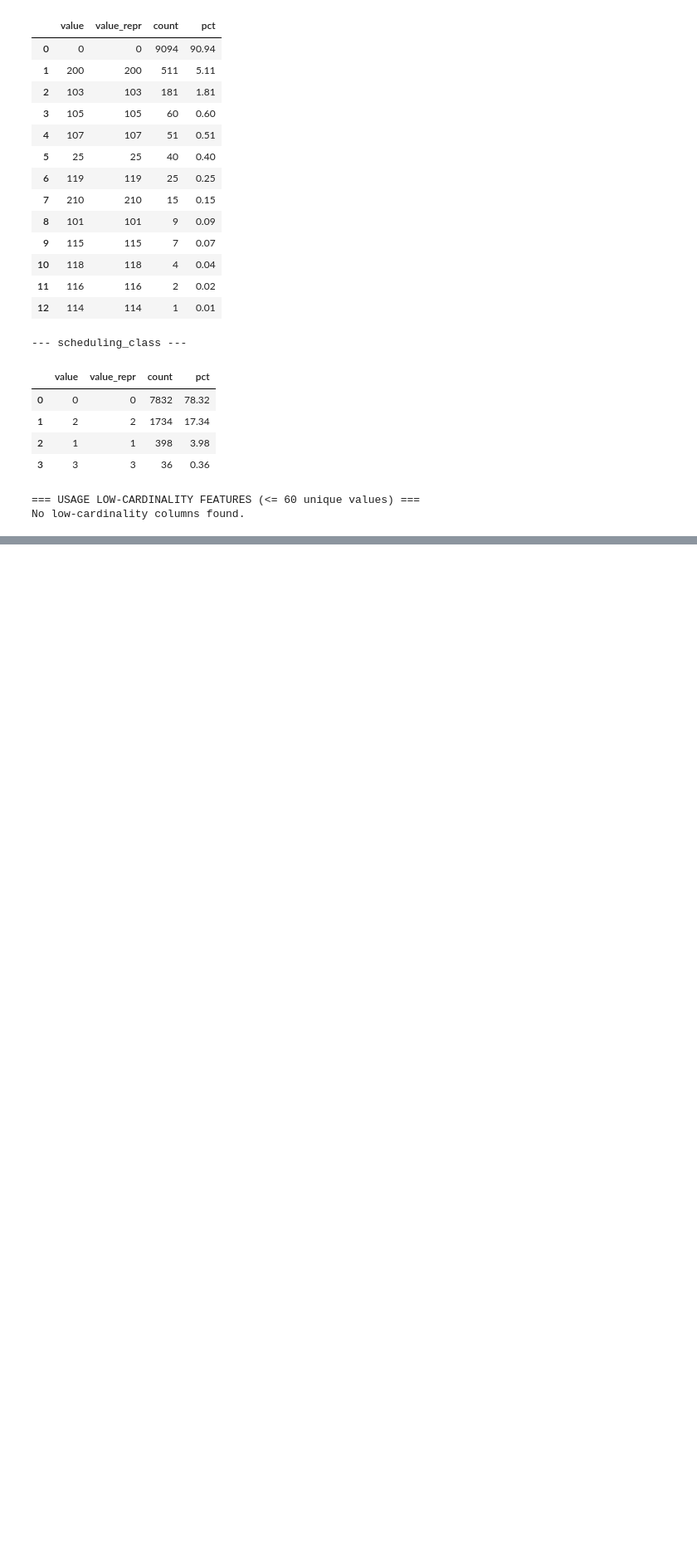
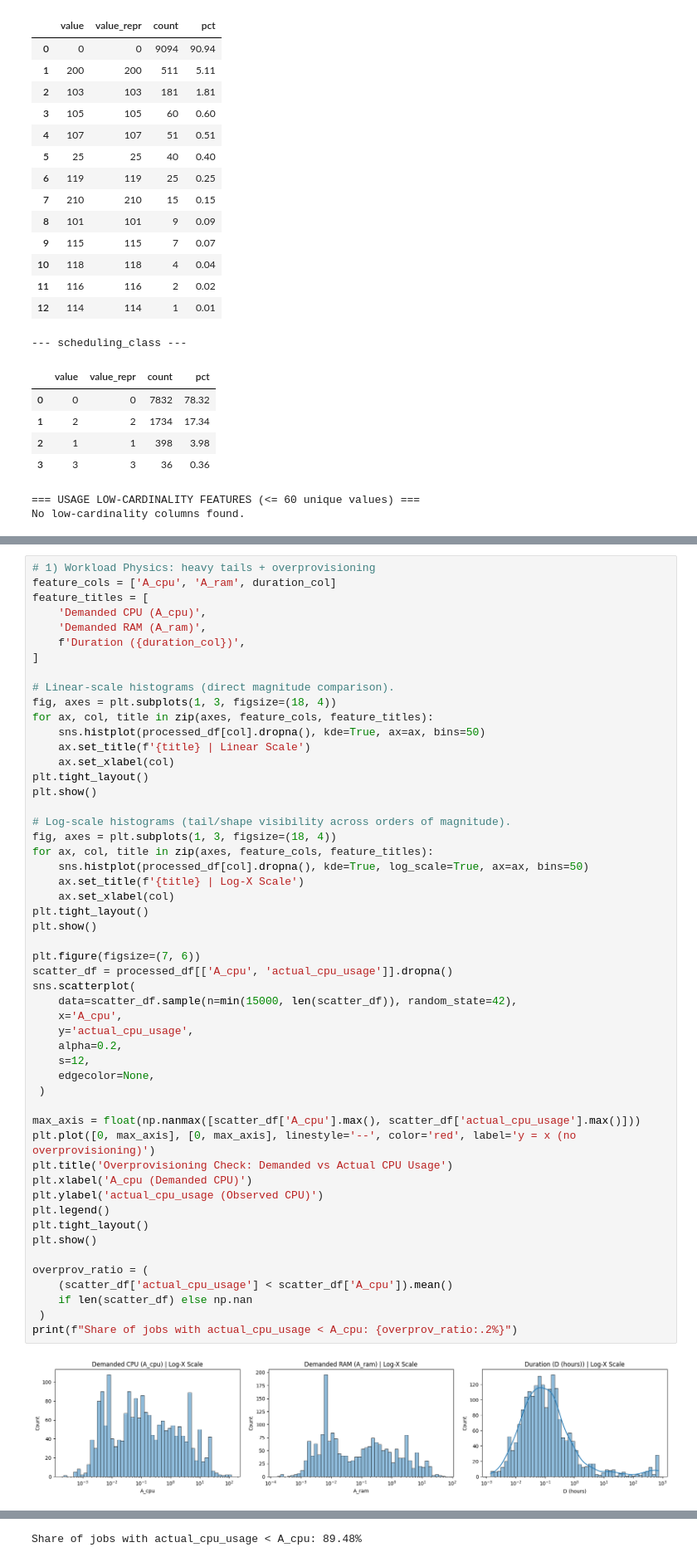
Before and after one commit to dangolofrancesco/cloud_pricing_sim, a Jupyter notebook: notebooks/01_eda_and_distribution_fitting.ipynb, the cells around one changed output, grey strips where cells are left out. Shown at 83% size. Saved outputs shown, nothing was run; the diff lists cells and outputs as text; blank space fills up the shorter version.

```diff
--- a/notebooks/01_eda_and_distribution_fitting.ipynb
+++ b/notebooks/01_eda_and_distribution_fitting.ipynb
@@ -198,0 +239,54 @@ for ds_name, df in dfs.items():
+# %%
+# 1) Workload Physics: heavy tails + overprovisioning
+feature_cols = ['A_cpu', 'A_ram', duration_col]
+feature_titles = [
+    'Demanded CPU (A_cpu)',
+    'Demanded RAM (A_ram)',
+    f'Duration ({duration_col})',
+]
+
+# Linear-scale histograms (direct magnitude comparison).
+fig, axes = plt.subplots(1, 3, figsize=(18, 4))
+for ax, col, title in zip(axes, feature_cols, feature_titles):
+    sns.histplot(processed_df[col].dropna(), kde=True, ax=ax, bins=50)
+    ax.set_title(f'{title} | Linear Scale')
+    ax.set_xlabel(col)
+plt.tight_layout()
+plt.show()
+
+# Log-scale histograms (tail/shape visibility across orders of magnitude).
+fig, axes = plt.subplots(1, 3, figsize=(18, 4))
+for ax, col, title in zip(axes, feature_cols, feature_titles):
+    sns.histplot(processed_df[col].dropna(), kde=True, log_scale=True, ax=ax, bins=50)
+    ax.set_title(f'{title} | Log-X Scale')
+    ax.set_xlabel(col)
+plt.tight_layout()
+plt.show()
+
+plt.figure(figsize=(7, 6))
+scatter_df = processed_df[['A_cpu', 'actual_cpu_usage']].dropna()
+sns.scatterplot(
+    data=scatter_df.sample(n=min(15000, len(scatter_df)), random_state=42),
+    x='A_cpu',
+    y='actual_cpu_usage',
+    alpha=0.2,
+    s=12,
+    edgecolor=None,
+ )
+
+max_axis = float(np.nanmax([scatter_df['A_cpu'].max(), scatter_df['actual_cpu_usage'].max()]))
+plt.plot([0, max_axis], [0, max_axis], linestyle='--', color='red', label='y = x (no overprovisioning)')
+plt.title('Overprovisioning Check: Demanded vs Actual CPU Usage')
+plt.xlabel('A_cpu (Demanded CPU)')
+plt.ylabel('actual_cpu_usage (Observed CPU)')
+plt.legend()
+plt.tight_layout()
+plt.show()
+
+overprov_ratio = (
+    (scatter_df['actual_cpu_usage'] < scatter_df['A_cpu']).mean()
+    if len(scatter_df) else np.nan
+ )
+print(f"Share of jobs with actual_cpu_usage < A_cpu: {overprov_ratio:.2%}")
+# %% [output]
+[figure, added]
@@ -198,0 +294 @@ for ds_name, df in dfs.items():
+Share of jobs with actual_cpu_usage < A_cpu: 89.48%
```
Also changed, not shown: parts of 7 cells of this notebook, 9 other files.
